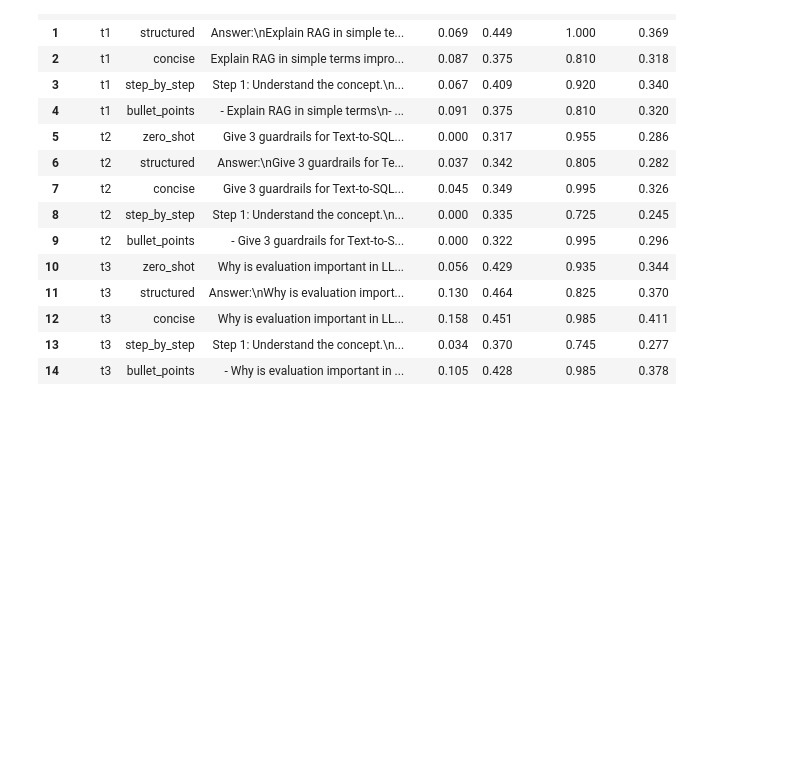
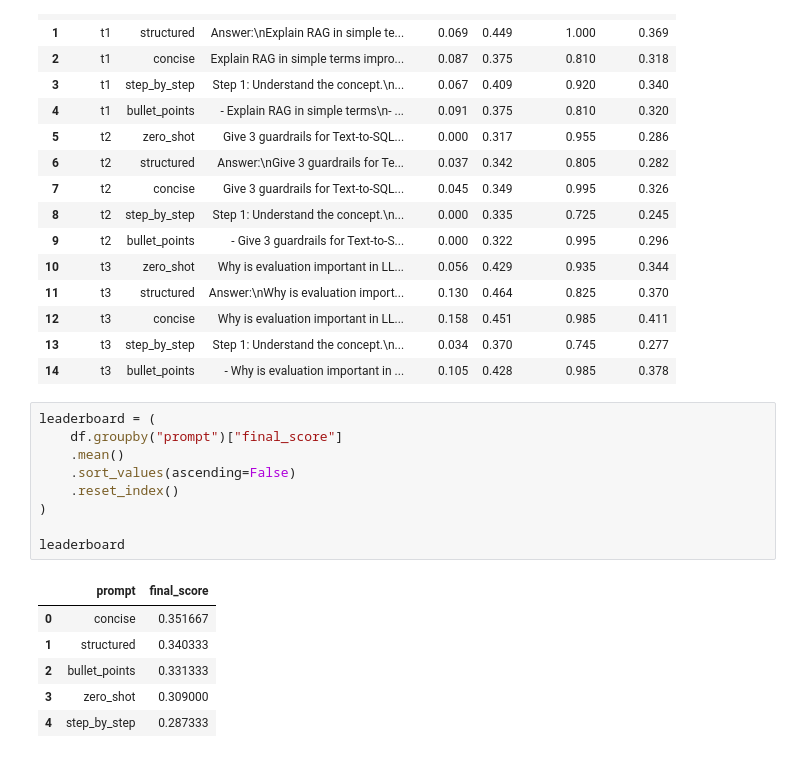
Before and after one commit to m-zayed5722/Miscellaneous-Projects, a Jupyter notebook: PromptBench.ipynb, the cells around one changed output. Drawn from its saved outputs; the diff is of its cells as text; blank space fills up the shorter version.

```diff
--- a/PromptBench.ipynb
+++ b/PromptBench.ipynb
@@ -150,3 +150,19 @@ df
 | 12 | t3 | concise | Why is evaluation important in LL... | 0.158 | 0.451 | 0.985 | 0.411 |
 | 13 | t3 | step_by_step | Step 1: Understand the concept.\n... | 0.034 | 0.370 | 0.745 | 0.277 |
 | 14 | t3 | bullet_points | - Why is evaluation important in ... | 0.105 | 0.428 | 0.985 | 0.378 |
+# %%
+leaderboard = (
+    df.groupby("prompt")["final_score"]
+    .mean()
+    .sort_values(ascending=False)
+    .reset_index()
+)
+
+leaderboard
+# %% [output]
+|  | prompt | final_score |
+| 0 | concise | 0.351667 |
+| 1 | structured | 0.340333 |
+| 2 | bullet_points | 0.331333 |
+| 3 | zero_shot | 0.309000 |
+| 4 | step_by_step | 0.287333 |
```
Also changed, not shown: parts of 3 cells of this notebook.
